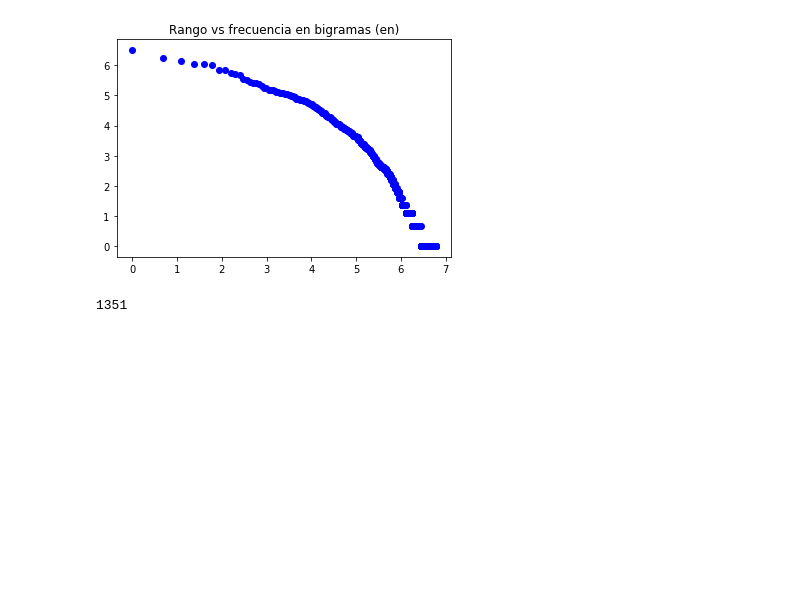
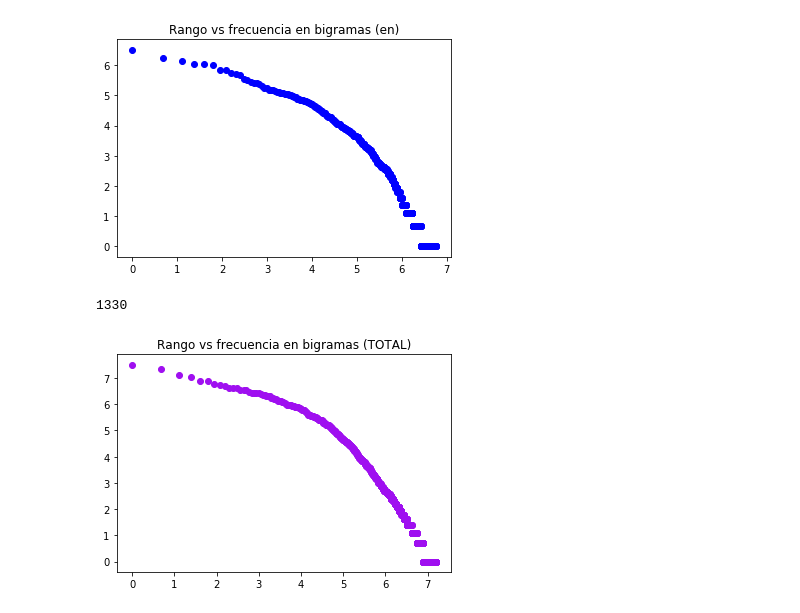
Before and after one commit to gandresto/APIT-2020-2, a Jupyter notebook: Tarea 1/clas_bayes_idiomas.ipynb, the cells around one changed output. Drawn from its saved outputs; the diff is of its cells as text; code cells hidden in the pictures; blank space fills up the shorter version.

```diff
--- a/Tarea 1/clas_bayes_idiomas.ipynb
+++ b/Tarea 1/clas_bayes_idiomas.ipynb
@@ -51,6 +93 @@ en
-# %%
-freq_bigamas = {
-    index : Counter(bigramas_leng)
-    for index, bigramas_leng in bigramas.items()
-}
 # %%
@@ -80,9 +117,16 @@ for index, counters in freq_bigamas.items():
 [figure]
 [figure]
 [figure]
-# %%
-total = sum(freq_bigamas.values(), Counter())
-len(total.most_common())
-# %% [output]
-1351
+# %%
+total = sum(freq_bigamas.values(), Counter())
+print(len(total.most_common()))
+plt.figure()
+plt.title(f'Rango vs frecuencia en bigramas (TOTAL)')
+freq = [fr[1] for fr in total.most_common()]
+ranks = range(1, len(freq)+1)
+plt.scatter(np.log(ranks), np.log(freq), color='#9f0ff0')
+plt.show()
+# %% [output]
+1330
+[figure, added]
 # %%
```
Also changed, not shown: parts of 9 cells of this notebook.
